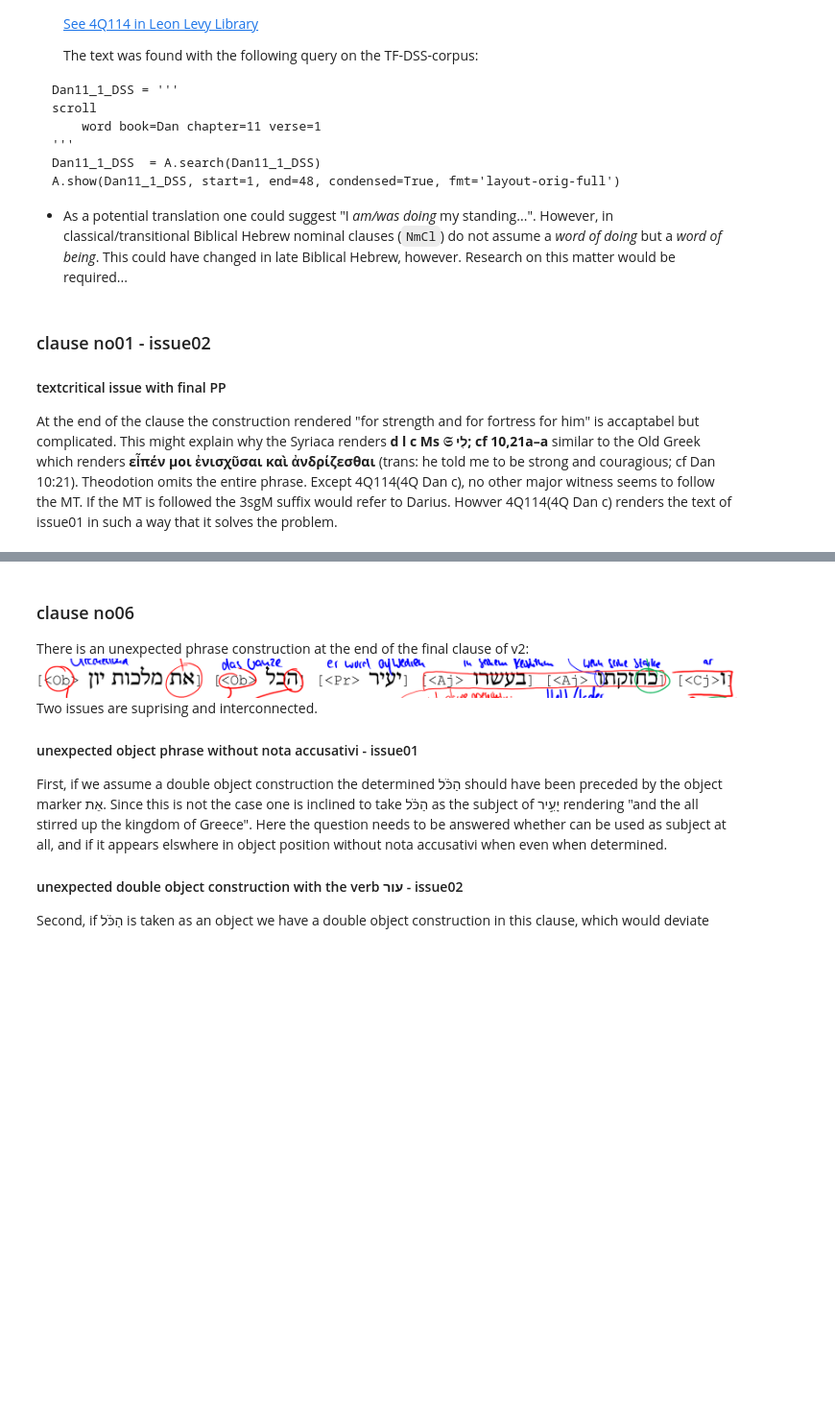
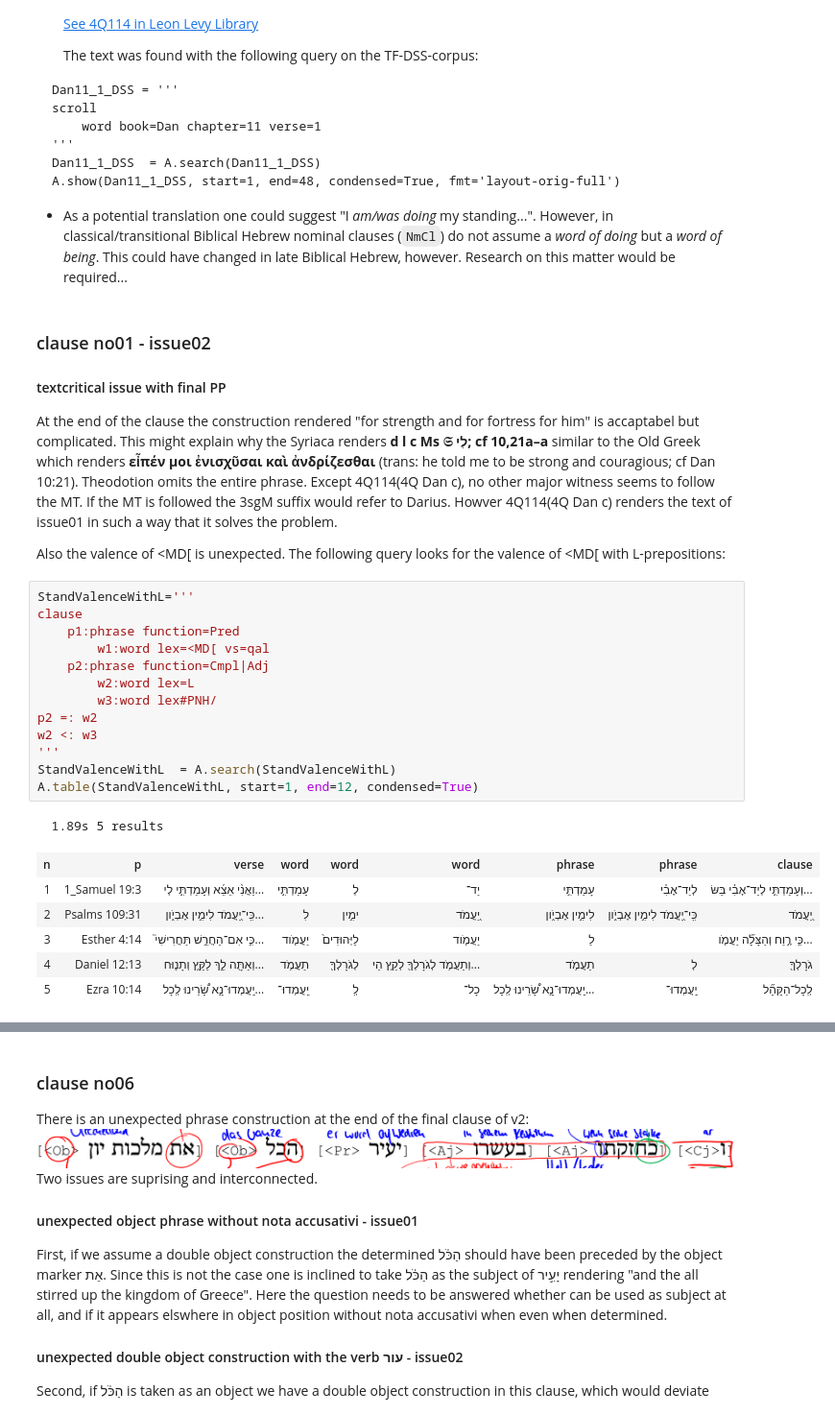
Before and after one commit to oliverglanz/Text-Fabric, a Jupyter notebook: Daniel11/0000_ETCBC-TF_2002-BHS_Daniel11_research_o.glanz_prof-edition.ipynb, the cells around one changed output, grey strips where cells are left out. Shown at 96% size. Drawn from its saved outputs; the diff is of its cells as text; blank space fills up the shorter version.

```diff
--- a/Daniel11/0000_ETCBC-TF_2002-BHS_Daniel11_research_o.glanz_prof-edition.ipynb
+++ b/Daniel11/0000_ETCBC-TF_2002-BHS_Daniel11_research_o.glanz_prof-edition.ipynb
@@ -127,3 +124,26 @@ A.show(Dan11_1_DSS, start=1, end=48, condensed=True, fmt='layout-orig-full')
 ### clause no01 - issue02
 #### textcritical issue with final PP
 At the end of the clause the construction rendered "for strength and for fortress for him" is accaptabel but complicated. This might explain why the Syriaca renders **d l c Ms 𝔖 לִי; cf 10,21a–a** similar to the Old Greek which renders **εἶπέν μοι ἐνισχῦσαι καὶ ἀνδρίζεσθαι** (trans: he told me to be strong and couragious; cf Dan 10:21). Theodotion omits the entire phrase. Except 4Q114(4Q Dan c), no other major witness seems to follow the MT. If the MT is followed the 3sgM suffix would refer to Darius. Howver 4Q114(4Q Dan c) renders the text of issue01 in such a way that it solves the problem.
+
+Also the valence of <MD[ is unexpected. The following query looks for the valence of <MD[ with L-prepositions:
+# %%
+StandValenceWithL='''
+clause
+    p1:phrase function=Pred
+        w1:word lex=<MD[ vs=qal
+    p2:phrase function=Cmpl|Adj
+        w2:word lex=L
+        w3:word lex#PNH/
+p2 =: w2
+w2 <: w3
+'''
+StandValenceWithL  = A.search(StandValenceWithL)
+A.table(StandValenceWithL, start=1, end=12, condensed=True)
+# %% [output]
+  1.89s 5 results
+| n | p | verse | word | word | word | phrase | phrase | clause |
+| 1 | 1_Samuel 19:3 | וַאֲנִ֨י אֵצֵ֜א וְעָמַדְתִּ֣י לְי... | עָמַדְתִּ֣י | לְ | יַד־ | עָמַדְתִּ֣י | לְיַד־אָבִ֗י | וְעָמַדְתִּ֣י לְיַד־אָבִ֗י בַּשּׂ... |
+| 2 | Psalms 109:31 | כִּֽי־יַ֭עֲמֹד לִימִ֣ין אֶבְיֹ֑ון... | לִ | ימִ֣ין | יַ֭עֲמֹד | לִימִ֣ין אֶבְיֹ֑ון | כִּֽי־יַ֭עֲמֹד לִימִ֣ין אֶבְיֹ֑ון | יַ֭עֲמֹד |
+| 3 | Esther 4:14 | כִּ֣י אִם־הַחֲרֵ֣שׁ תַּחֲרִישִׁי֮... | יַעֲמֹ֤וד | לַיְּהוּדִים֙ | יַעֲמֹ֤וד | לַ |  | כִּ֣י רֶ֣וַח וְהַצָּלָ֞ה יַעֲמֹ֤ו... |
+| 4 | Daniel 12:13 | וְאַתָּ֖ה לֵ֣ךְ לַקֵּ֑ץ וְתָנ֛וּח... | תַעֲמֹ֥ד | לְגֹרָלְךָ֖ | וְתַעֲמֹ֥ד לְגֹרָלְךָ֖ לְקֵ֥ץ הַי... | תַעֲמֹ֥ד | לְ | גֹרָלְךָ֖ |
+| 5 | Ezra 10:14 | יַֽעֲמְדוּ־נָ֣א שָׂ֠רֵינוּ לְֽכָל... | יַֽעֲמְדוּ־ | לְֽ | כָל־ | יַֽעֲמְדוּ־נָ֣א שָׂ֠רֵינוּ לְֽכָל... | יַֽעֲמְדוּ־ | לְֽכָל־הַקָּהָ֞ל |
```
Also changed, not shown: parts of 12 cells of this notebook, 1 other file.
